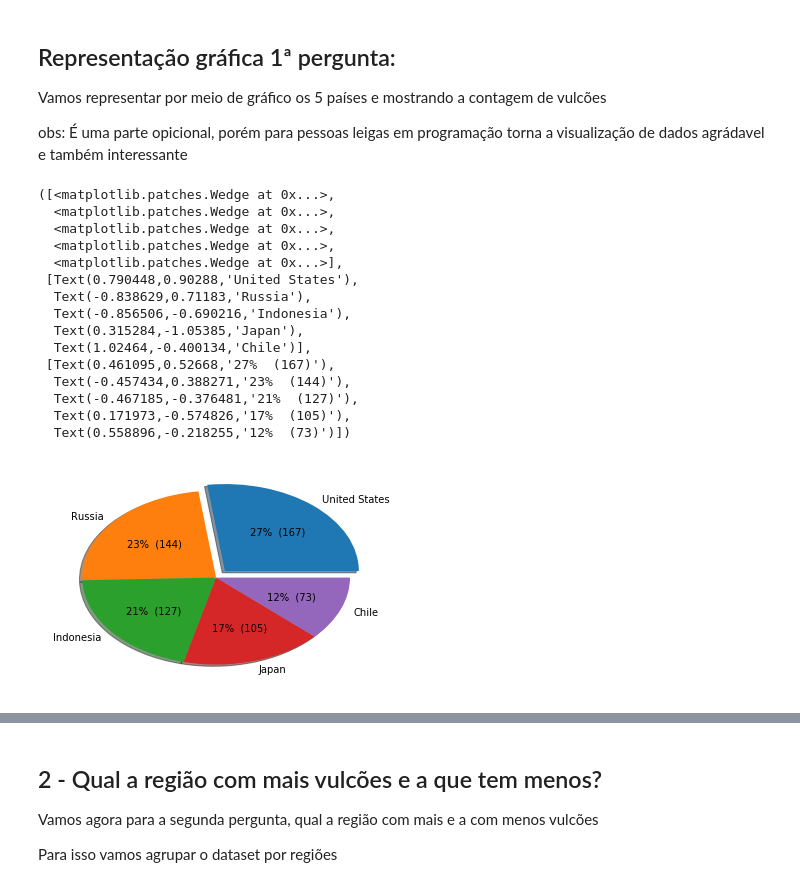
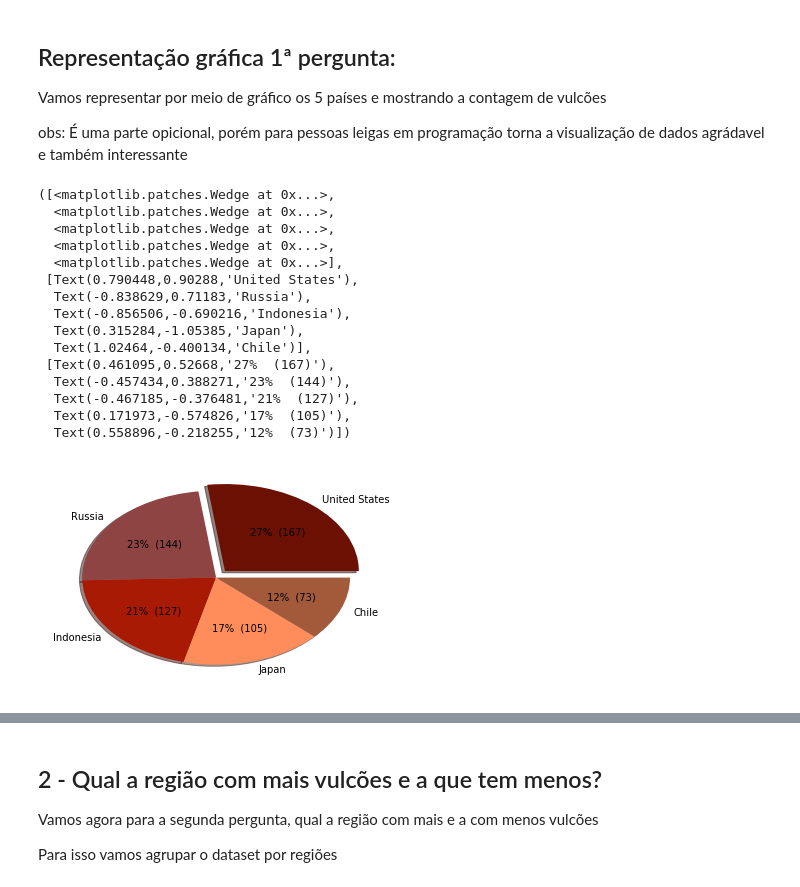
Before and after one commit to matheusbattisti/analise01_vulcan_eruptions, a Jupyter notebook: Vulcan_Eruption_Analysis.ipynb, the cells around one changed output, grey strips where cells are left out. Saved outputs shown, nothing was run; the diff lists cells and outputs as text; code cells hidden in the pictures.

```diff
--- a/Vulcan_Eruption_Analysis.ipynb
+++ b/Vulcan_Eruption_Analysis.ipynb
@@ -271,28 +276,28 @@ obs: É uma parte opicional, porém para pessoas leigas em programação torna a
 # %%
 # Imprimindo o gráfico com o matplotlib
 
 # Primeiramente vamos setar as labels e os valores
-labels = country[0],country[1],country[2],country[3],country[4]
-values = [count[0],count[1],count[2],count[3],count[4]]
+labels = dfCountries['Country']
+values = dfCountries['Volcanoes Count']
 
 # Vamos dar uma pequena enfase na fatia mais populada
 explode = (0.1, 0, 0, 0, 0)
 
-plt.pie(values, explode=explode, labels=labels, autopct=make_autopct(values), shadow=True)
+plt.pie(values, explode=explode, labels=labels, autopct=make_autopct(values), colors=colors, shadow=True)
 # %% [output]
 ([<matplotlib.patches.Wedge at 0x...>,
   <matplotlib.patches.Wedge at 0x...>,
   <matplotlib.patches.Wedge at 0x...>,
   <matplotlib.patches.Wedge at 0x...>,
   <matplotlib.patches.Wedge at 0x...>],
  [Text(0.790448,0.90288,'United States'),
   Text(-0.838629,0.71183,'Russia'),
   Text(-0.856506,-0.690216,'Indonesia'),
   Text(0.315284,-1.05385,'Japan'),
   Text(1.02464,-0.400134,'Chile')],
  [Text(0.461095,0.52668,'27%  (167)'),
   Text(-0.457434,0.388271,'23%  (144)'),
   Text(-0.467185,-0.376481,'21%  (127)'),
   Text(0.171973,-0.574826,'17%  (105)'),
   Text(0.558896,-0.218255,'12%  (73)')])
-[figure, old version]
+[figure, new version]
```
Also changed, not shown: parts of 11 cells of this notebook.
